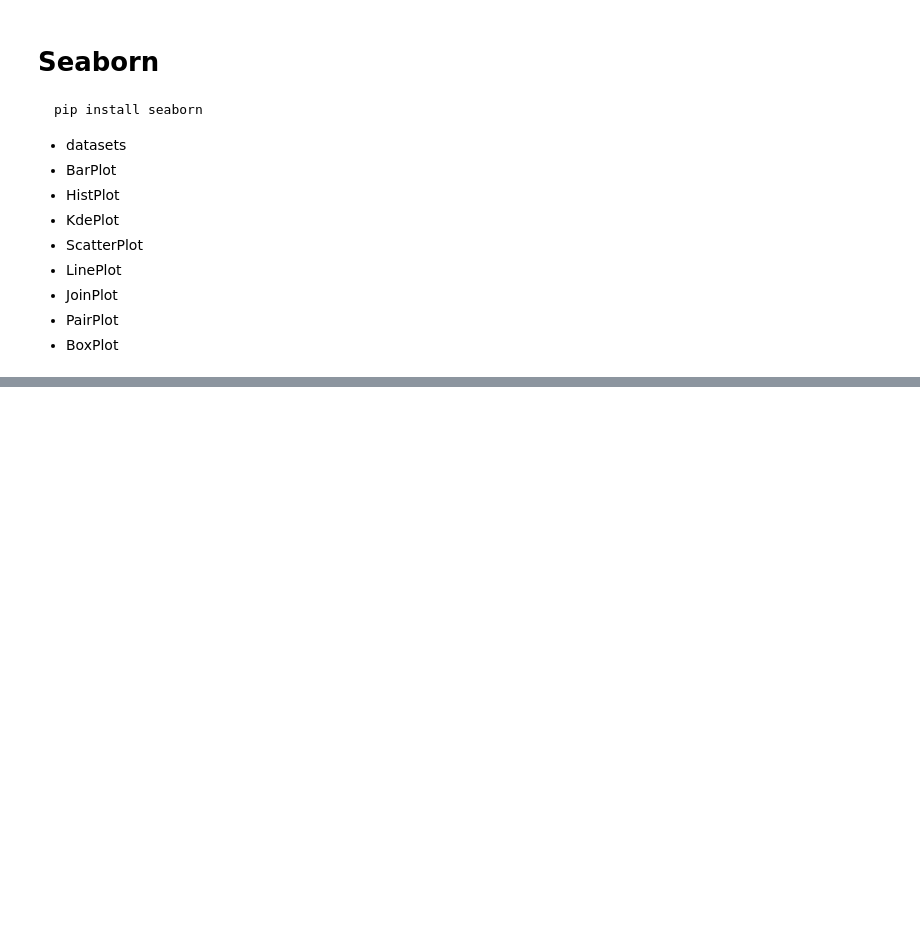
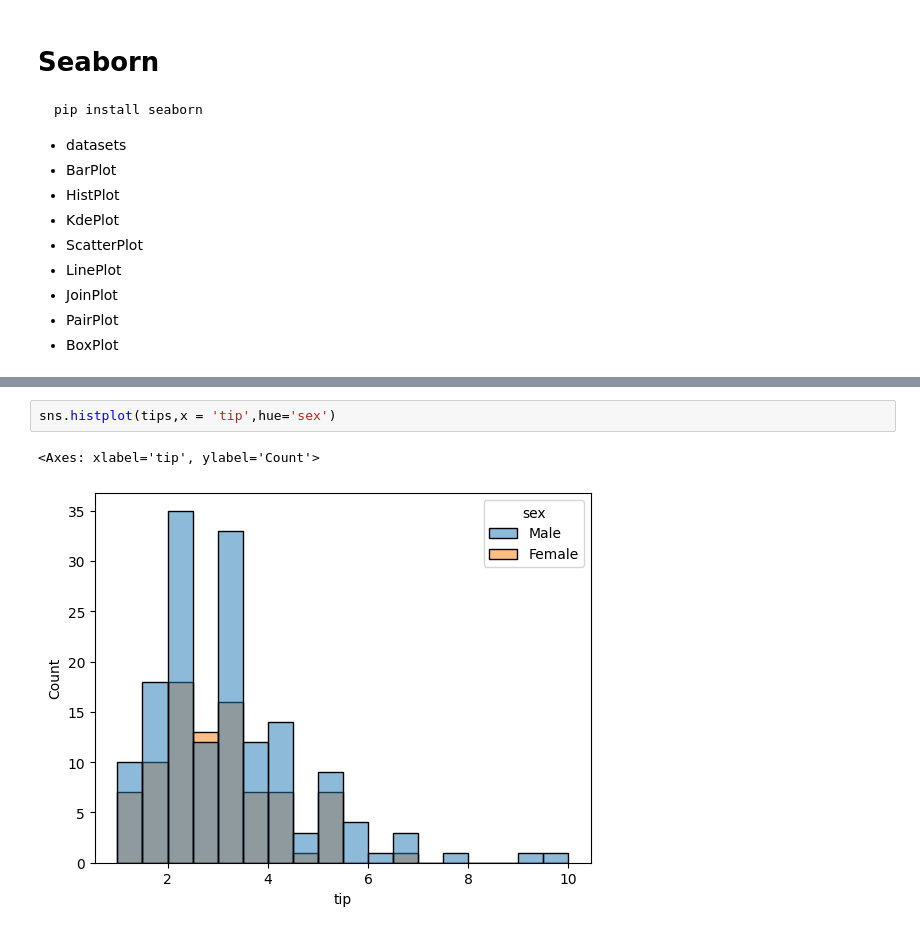
Before and after one commit to ShubhamSinghal12/GLA_FEB2025, a Jupyter notebook: Matplotlib_Seaborn.ipynb, the cells around one changed output, grey strips where cells are left out. Drawn from its saved outputs; the diff is of its cells as text; blank space fills up the shorter version.

```diff
--- a/Matplotlib_Seaborn.ipynb
+++ b/Matplotlib_Seaborn.ipynb
@@ -141,0 +198,5 @@ pip install seaborn
+# %%
+sns.histplot(tips,x = 'tip',hue='sex')
+# %% [output]
+<Axes: xlabel='tip', ylabel='Count'>
+[figure, added]
```
Also changed, not shown: parts of 21 cells of this notebook, 3 other files.
